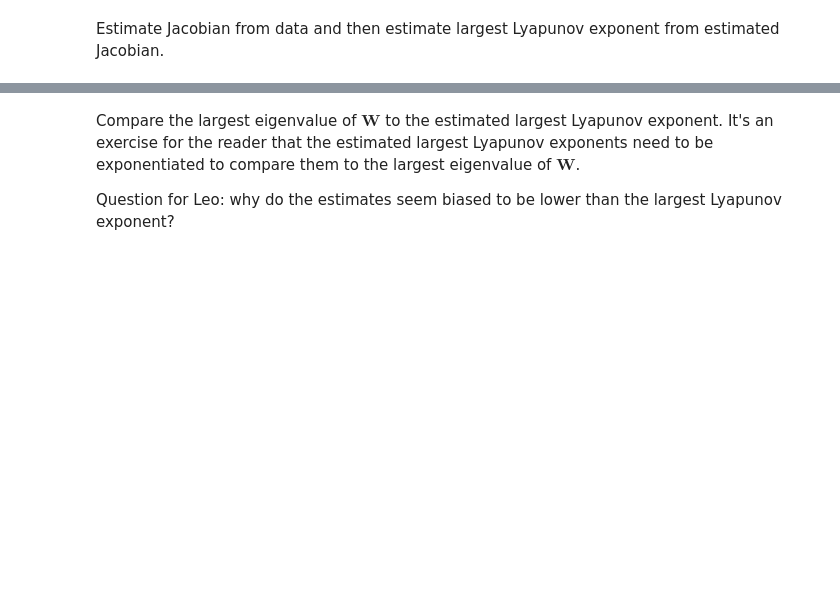
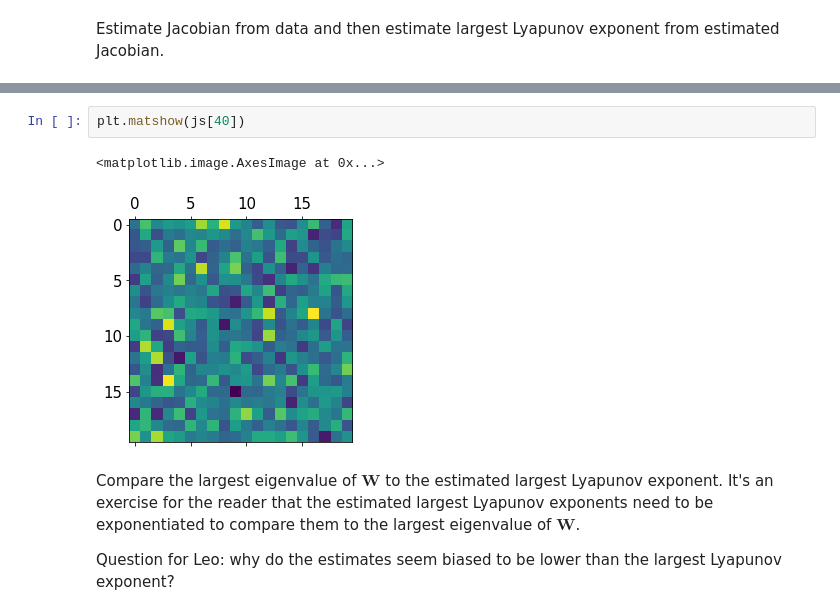
Before and after one commit to kozleo/neur_stab, a Jupyter notebook: scripts/chalkboard.ipynb, the cells around one changed output, grey strips where cells are left out. Cells and saved outputs as stored; diff of their text form; blank space fills up the shorter version.

```diff
--- a/scripts/chalkboard.ipynb
+++ b/scripts/chalkboard.ipynb
@@ -105,3 +137,8 @@ estimated_lams = estimate_stability_using_particle(js,1000)
+# %%
+plt.matshow(js[40])
+# %% [output]
+<matplotlib.image.AxesImage at 0x...>
+[figure, added]
 # %% [markdown]
 Compare the largest eigenvalue of $\mathbf{W}$ to the estimated largest Lyapunov exponent. It's an exercise for the reader that the estimated largest Lyapunov exponents need to be exponentiated to compare them to the largest eigenvalue of $\mathbf{W}$.
 
```
Also changed, not shown: parts of 12 cells of this notebook, 1 other file.
